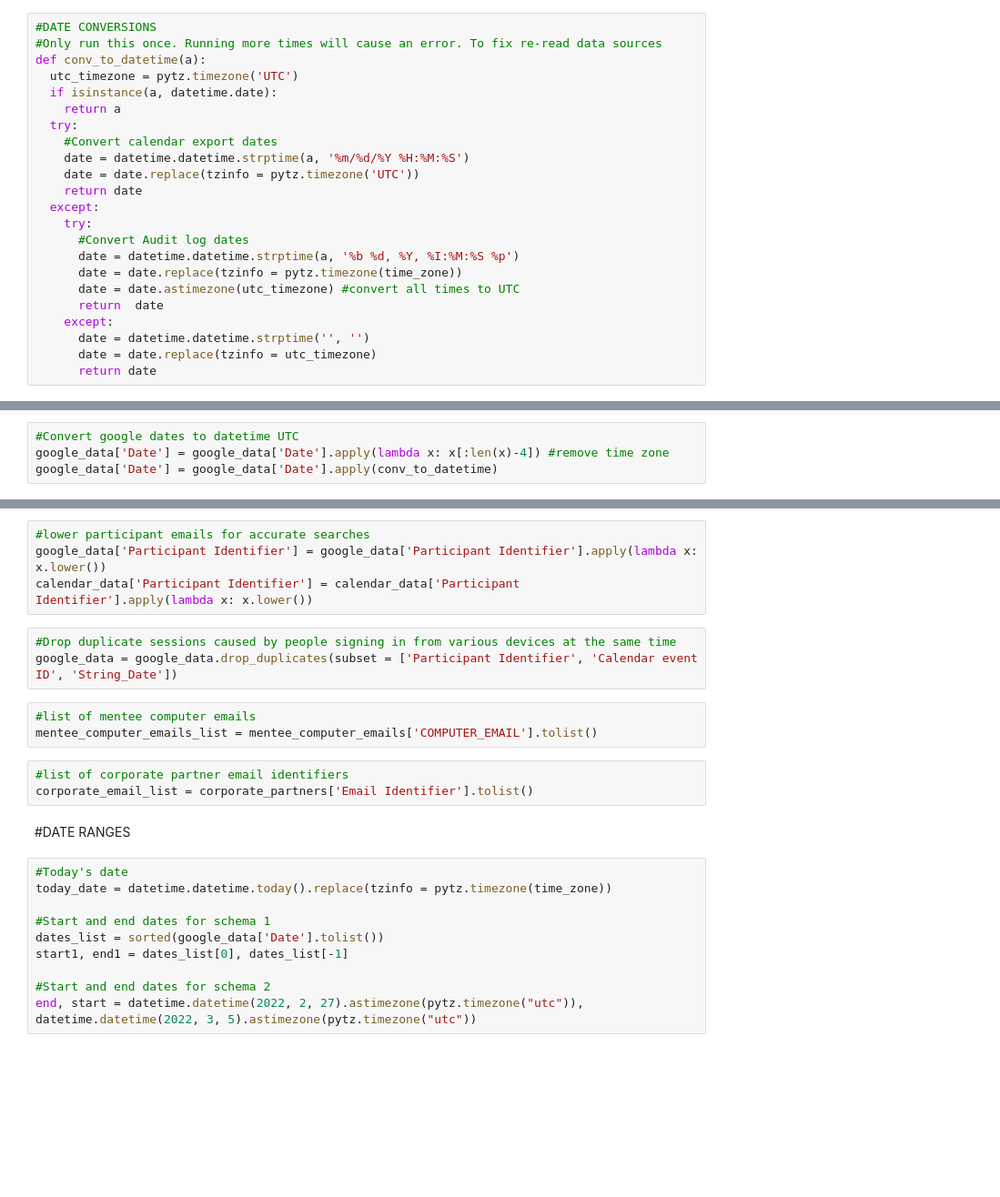
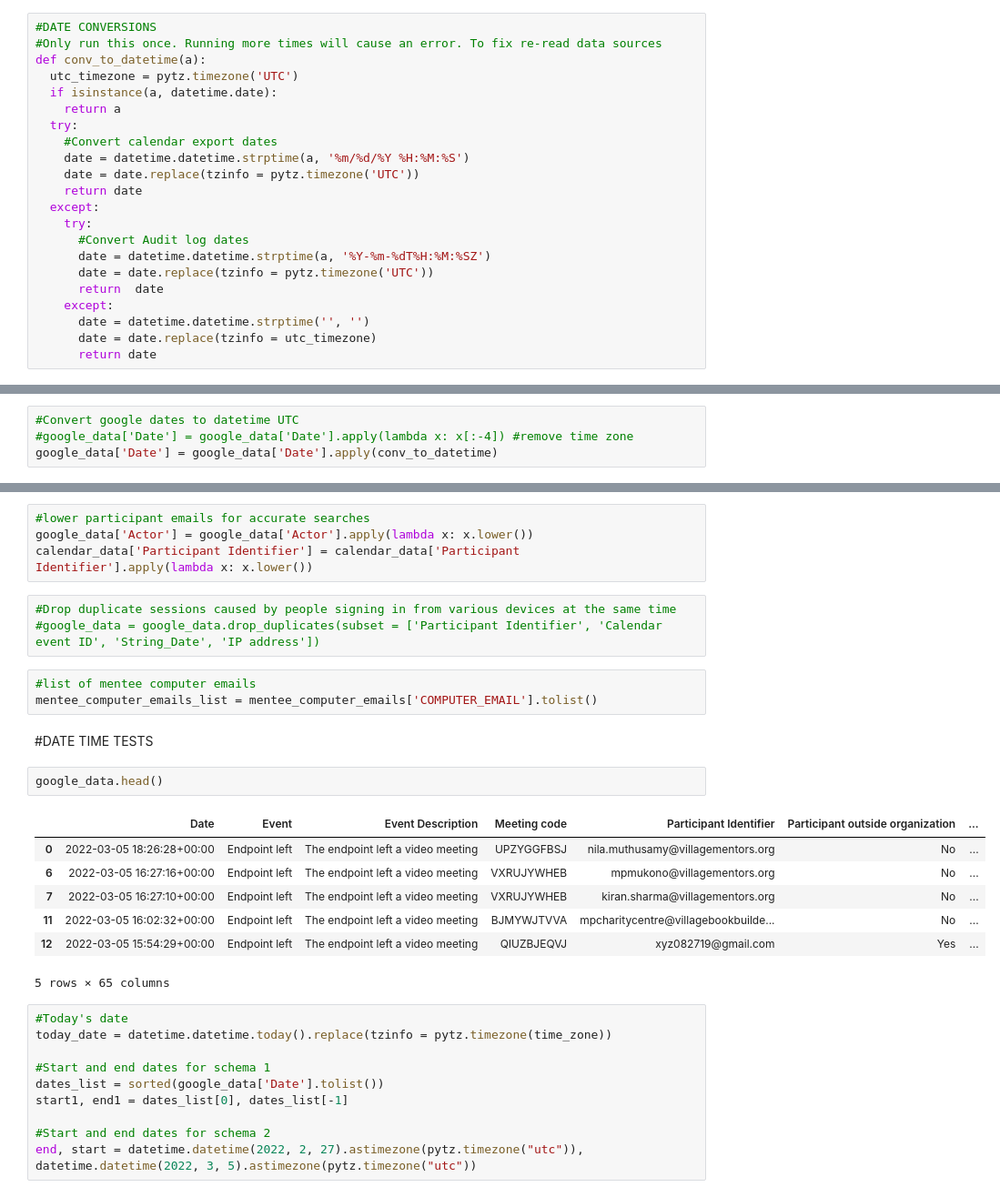
Before and after one commit to VillageBookBuilders/Mentor-Dashboard-V2, a Jupyter notebook: Attendance_Tracking_Calendar_Export.ipynb, the cells around one changed output, grey strips where cells are left out. Shown at 91% size. Cells and saved outputs as stored; diff of their text form; blank space fills up the shorter version.

```diff
--- a/Attendance_Tracking_Calendar_Export.ipynb
+++ b/Attendance_Tracking_Calendar_Export.ipynb
@@ -128,9 +134,8 @@ def conv_to_datetime(a):
   except:
     try:
       #Convert Audit log dates
-      date = datetime.datetime.strptime(a, '%b %d, %Y, %I:%M:%S %p')
-      date = date.replace(tzinfo = pytz.timezone(time_zone))
-      date = date.astimezone(utc_timezone) #convert all times to UTC
+      date = datetime.datetime.strptime(a, '%Y-%m-%dT%H:%M:%SZ')
+      date = date.replace(tzinfo = pytz.timezone('UTC'))
       return  date
     except:
       date = datetime.datetime.strptime('', '')
@@ -143,4 +153,4 @@ calendar_data['Event End UTC'] = calendar_data['Event End UTC'].apply(conv_to_da
 # %%
 #Convert google dates to datetime UTC
-google_data['Date'] = google_data['Date'].apply(lambda x: x[:len(x)-4]) #remove time zone
+#google_data['Date'] = google_data['Date'].apply(lambda x: x[:-4]) #remove time zone
 google_data['Date'] = google_data['Date'].apply(conv_to_datetime)
@@ -150,19 +162,26 @@ google_data['String_Date'] = google_data['Date'].apply(lambda x: x.strftime("%m/
 calendar_data['String_Date'] = calendar_data['Event Start UTC'].apply(lambda x: x.strftime("%m/%d/%Y"))
 # %%
 #lower participant emails for accurate searches
-google_data['Participant Identifier'] = google_data['Participant Identifier'].apply(lambda x: x.lower())
+google_data['Actor'] = google_data['Actor'].apply(lambda x: x.lower())
 calendar_data['Participant Identifier'] = calendar_data['Participant Identifier'].apply(lambda x: x.lower())
 # %%
 #Drop duplicate sessions caused by people signing in from various devices at the same time
-google_data = google_data.drop_duplicates(subset = ['Participant Identifier', 'Calendar event ID', 'String_Date'])
+#google_data = google_data.drop_duplicates(subset = ['Participant Identifier', 'Calendar event ID', 'String_Date', 'IP address'])
 # %%
 #list of mentee computer emails
 mentee_computer_emails_list = mentee_computer_emails['COMPUTER_EMAIL'].tolist()
-# %%
-#list of corporate partner email identifiers
-corporate_email_list = corporate_partners['Email Identifier'].tolist()
 # %% [markdown]
-#DATE RANGES
+#DATE TIME TESTS
+# %%
+google_data.head()
+# %% [output]
+|  | Date | Event | Event Description | Meeting code | Participant Identifier | Participant outside organization | ... |
+| 0 | 2022-03-05 18:26:28+00:00 | Endpoint left | The endpoint left a video meeting | UPZYGGFBSJ | nila.muthusamy@villagementors.org | No | ... |
+| 6 | 2022-03-05 16:27:16+00:00 | Endpoint left | The endpoint left a video meeting | VXRUJYWHEB | mpmukono@villagementors.org | No | ... |
+| 7 | 2022-03-05 16:27:10+00:00 | Endpoint left | The endpoint left a video meeting | VXRUJYWHEB | kiran.sharma@villagementors.org | No | ... |
+| 11 | 2022-03-05 16:02:32+00:00 | Endpoint left | The endpoint left a video meeting | BJMYWJTVVA | mpcharitycentre@villagebookbuilde... | No | ... |
+| 12 | 2022-03-05 15:54:29+00:00 | Endpoint left | The endpoint left a video meeting | QIUZBJEQVJ | xyz082719@gmail.com | Yes | ... |
+5 rows × 65 columns
 # %%
 #Today's date
 today_date = datetime.datetime.today().replace(tzinfo = pytz.timezone(time_zone))
```
Also changed, not shown: parts of 32 cells of this notebook.
